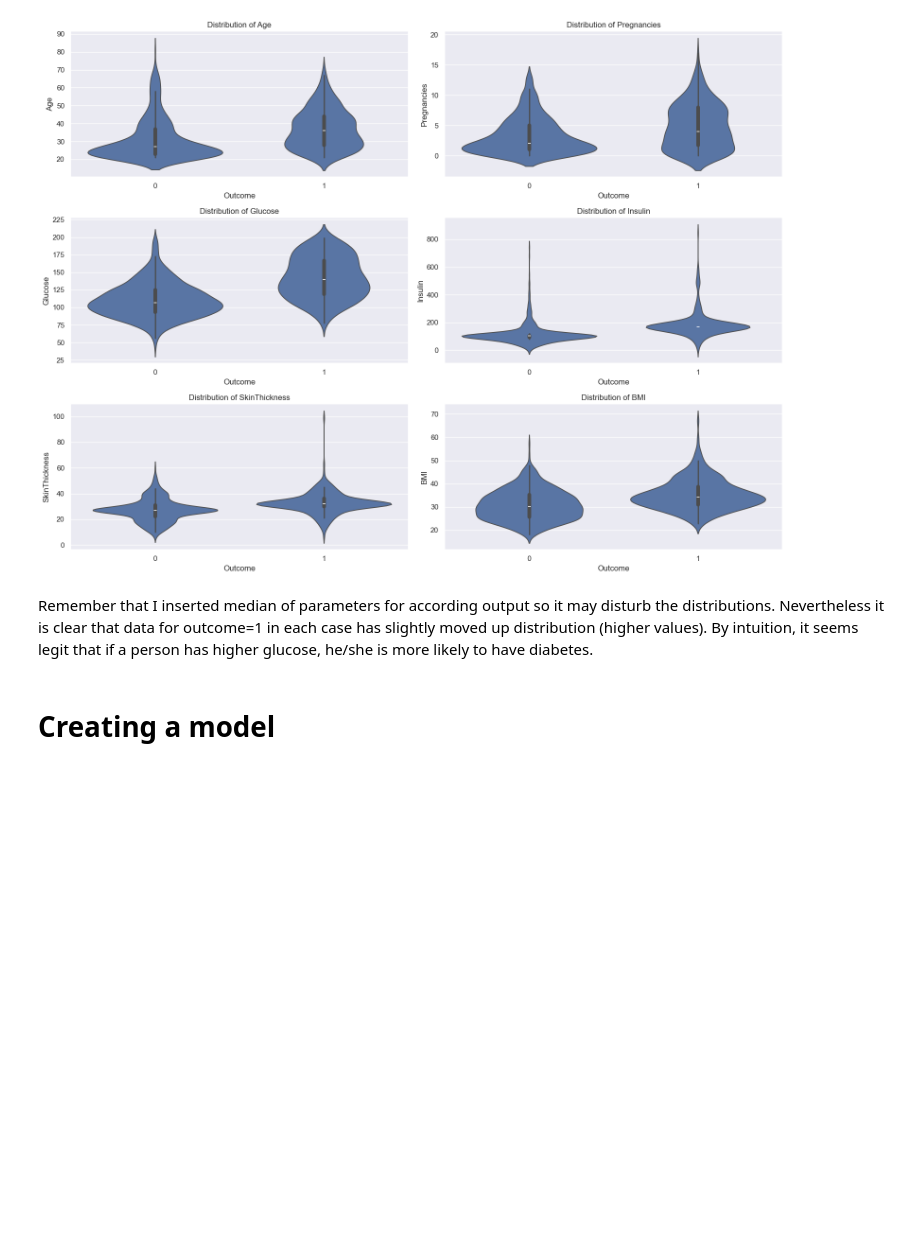
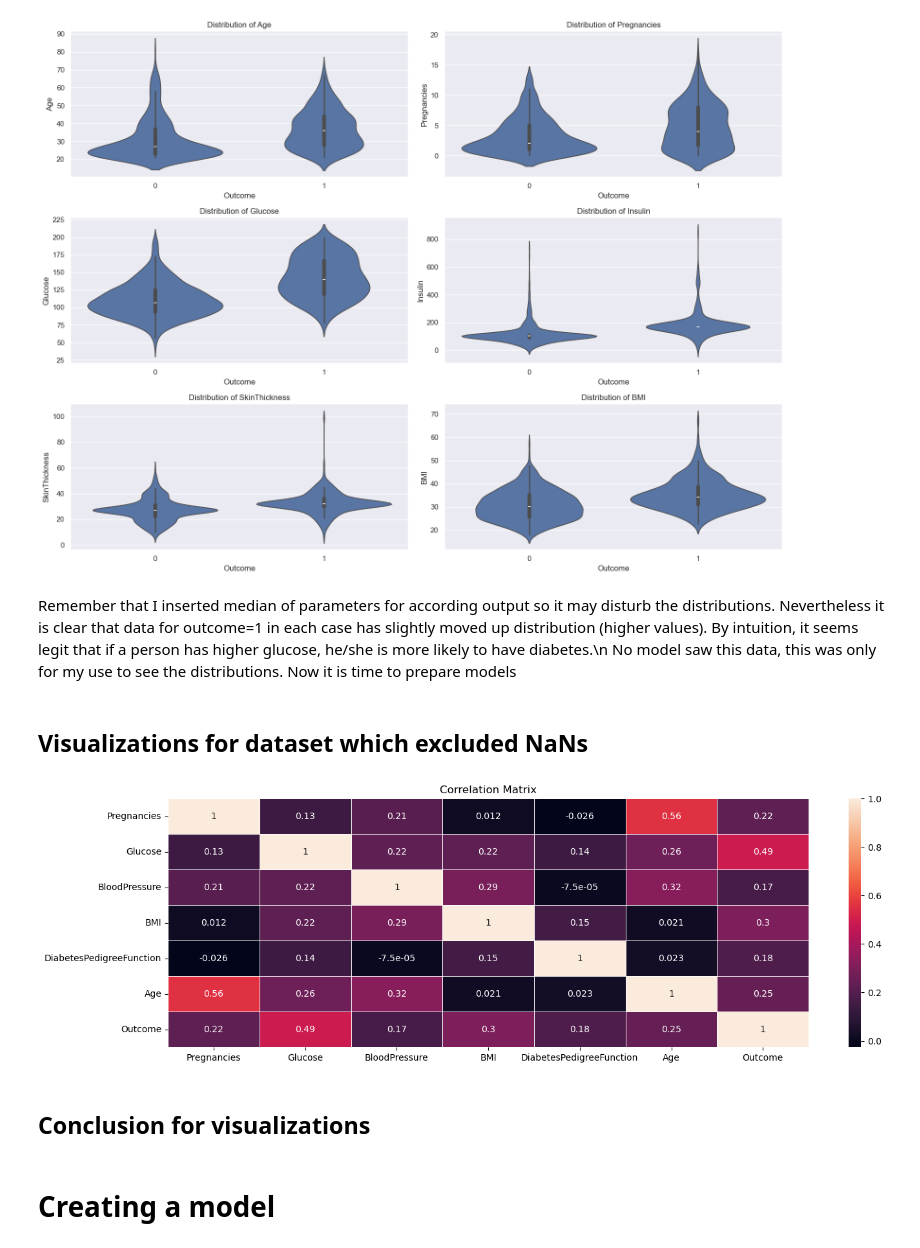
Before and after one commit to katarzynaadamczyk/data_analysis, a Jupyter notebook: diabetes/diabetes_3.ipynb, the cells around one changed output. Cells and saved outputs as stored; diff of their text form; code cells hidden in the pictures; blank space fills up the shorter version.

Commit message:
prepared dataset exluding NaNs, added next todos

```diff
--- a/diabetes/diabetes_3.ipynb
+++ b/diabetes/diabetes_3.ipynb
@@ -108,3 +108,10 @@ OK, so now we know that 65% of dataset did not have diabetes against 35% who had
 # changing 0's to NaN so that they do not change the median value
 for c in ['Glucose', 'BloodPressure', 'SkinThickness', 'Insulin', 'BMI']:
     data[c].replace(0, np.NaN, inplace=True)
+# %%
+# prepare dataset with no NaN's - needed for further investigations
+# removing SkinThickness and Insulin from further analysis with no NaNs as the amount of data to exclude would be too high
+# (374 out of 768 rows)
+data_no_nans = data[['Pregnancies', 'Glucose', 'BloodPressure', 'BMI', 'DiabetesPedigreeFunction', 'Age', 'Outcome']]
+data_no_nans = data_no_nans.dropna()
+data_no_nans.info()
@@ -234,6 +258,19 @@ plt.show()
 # %% [output]
 [figure]
 # %% [markdown]
-Remember that I inserted median of parameters for according output so it may disturb the distributions. Nevertheless it is clear that data for outcome=1 in each case has slightly moved up distribution (higher values). By intuition, it seems legit that if a person has higher glucose, he/she is more likely to have diabetes.
+Remember that I inserted median of parameters for according output so it may disturb the distributions. Nevertheless it is clear that data for outcome=1 in each case has slightly moved up distribution (higher values). By intuition, it seems legit that if a person has higher glucose, he/she is more likely to have diabetes.\n
+No model saw this data, this was only for my use to see the distributions. Now it is time to prepare models
+# %% [markdown]
+## Visualizations for dataset which excluded NaNs
+# %%
+corrMatrix = data_no_nans.iloc[:,0:8].corr()
+plt.figure(figsize = (16,5))
+sns.heatmap(corrMatrix, annot=True, linewidth=.5)
+plt.title('Correlation Matrix')
+plt.show()
+# %% [output]
+[figure, added]
+# %% [markdown]
+## Conclusion for visualizations
 # %% [markdown]
 # Creating a model
```
Also changed, not shown: parts of 7 cells of this notebook, 1 other file.
